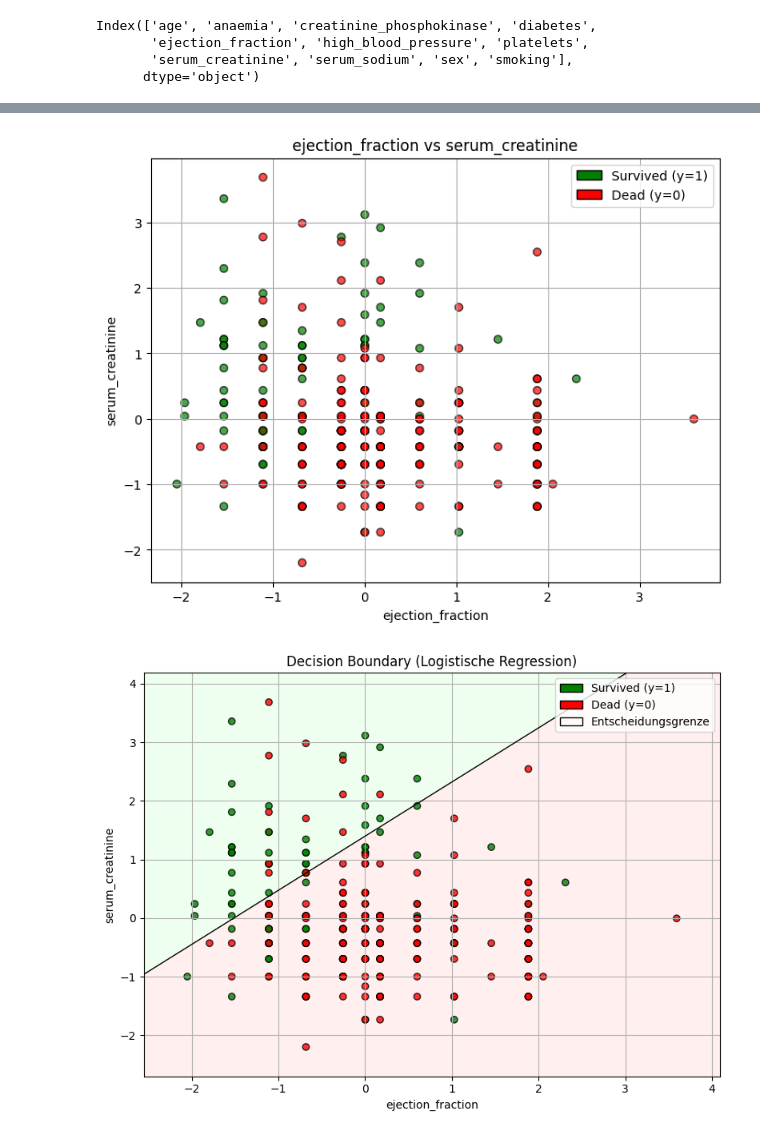
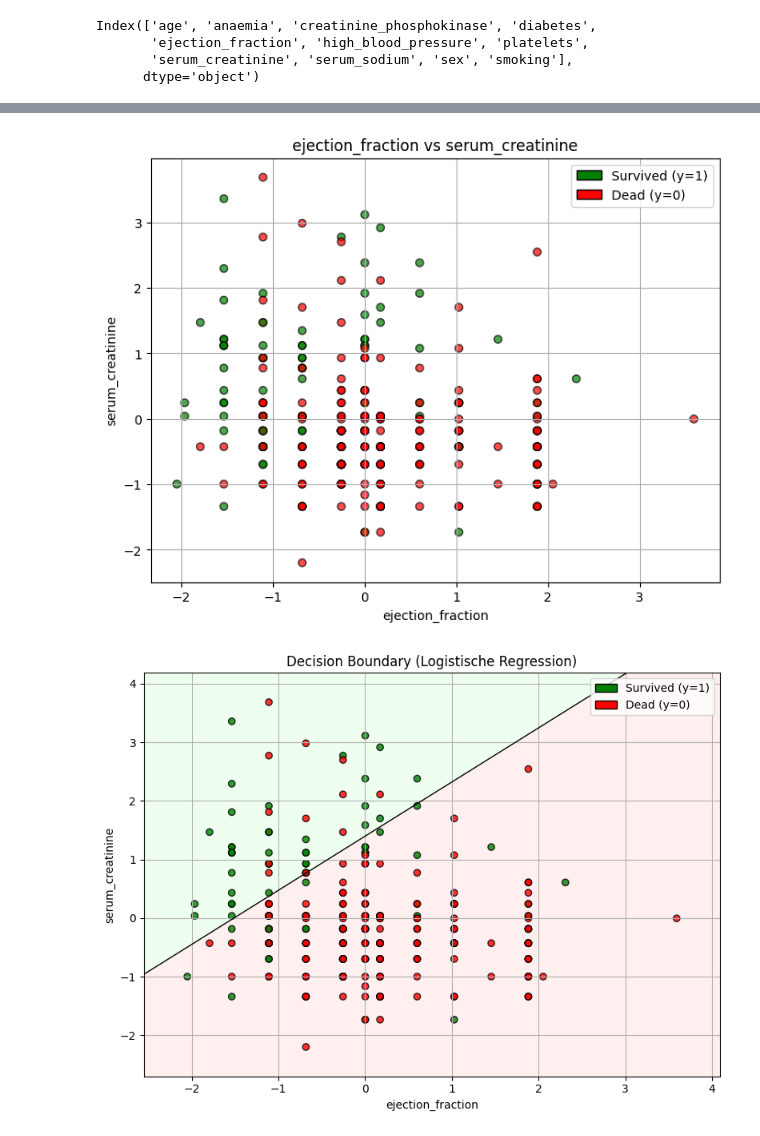
Before and after one commit to FelixFritz02/MasterKL, a Jupyter notebook: AI Numerics/Data Challenge/feature_selection_Lreg.ipynb, the cells around one changed output, grey strips where cells are left out. Cells and saved outputs as stored; diff of their text form; code cells hidden in the pictures.

```diff
--- a/AI Numerics/Data Challenge/feature_selection_Lreg.ipynb
+++ b/AI Numerics/Data Challenge/feature_selection_Lreg.ipynb
@@ -145,32 +145,31 @@ probs = model.predict_proba(grid)[:, 1].reshape(xx.shape)
 
 # Farben der Punkte je nach y
 colors = y.map({1: 'green', 0: 'red'}) if hasattr(y, 'map') else np.where(y == 1, 'green', 'red')
 
 # Plot
 plt.figure(figsize=(8, 6))
 plt.contourf(xx, yy, probs, levels=[0, 0.5, 1], colors=['#ffcccc', '#ccffcc'], alpha=0.3)
 plt.contour(xx, yy, probs, levels=[0.5], colors='black', linewidths=1)
 
 # Punkte plotten
 plt.scatter(X_2d[feature_x], X_2d[feature_y], c=colors, edgecolor='k', alpha=0.8)
 
 # Achsen & Titel
 plt.xlabel(feature_x)
 plt.ylabel(feature_y)
 plt.title("Decision Boundary (Logistische Regression)")
 
 # Legende
 from matplotlib.patches import Patch
 legend_elements = [
     Patch(facecolor='green', edgecolor='k', label='Survived (y=1)'),
     Patch(facecolor='red', edgecolor='k', label='Dead (y=0)'),
-    Patch(facecolor='none', edgecolor='black', label='Entscheidungsgrenze')
 ]
 plt.legend(handles=legend_elements)
 
 plt.grid(True)
 plt.tight_layout()
 plt.show()
 # %% [output]
 [figure]
-[figure, old version]
+[figure, new version]
```
Also changed, not shown: parts of 2 cells of this notebook.
